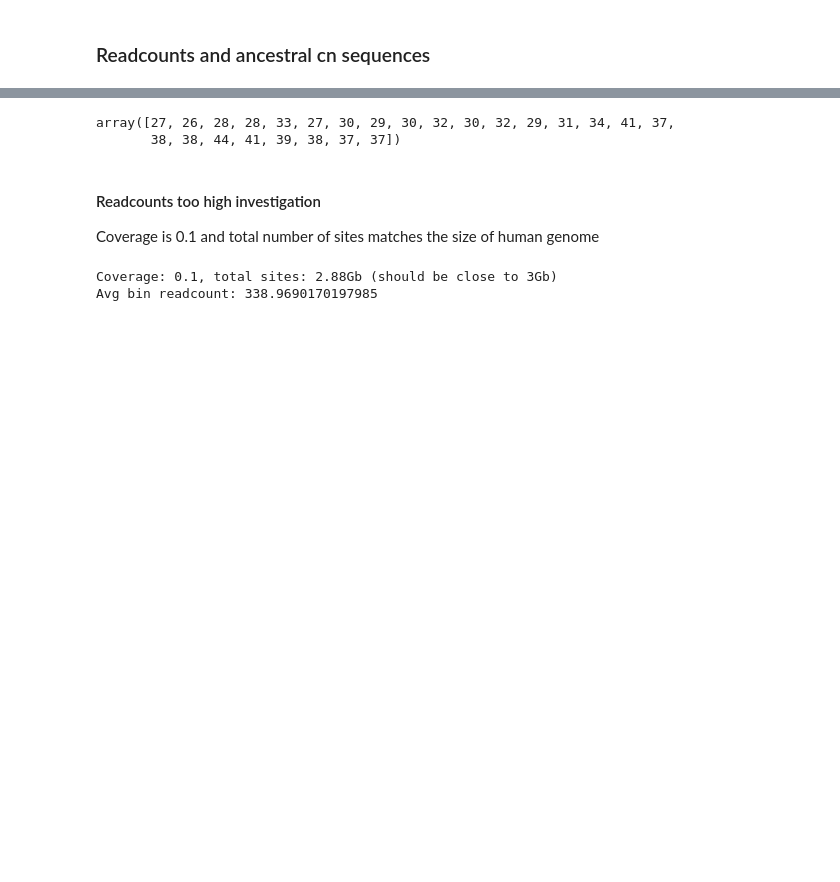
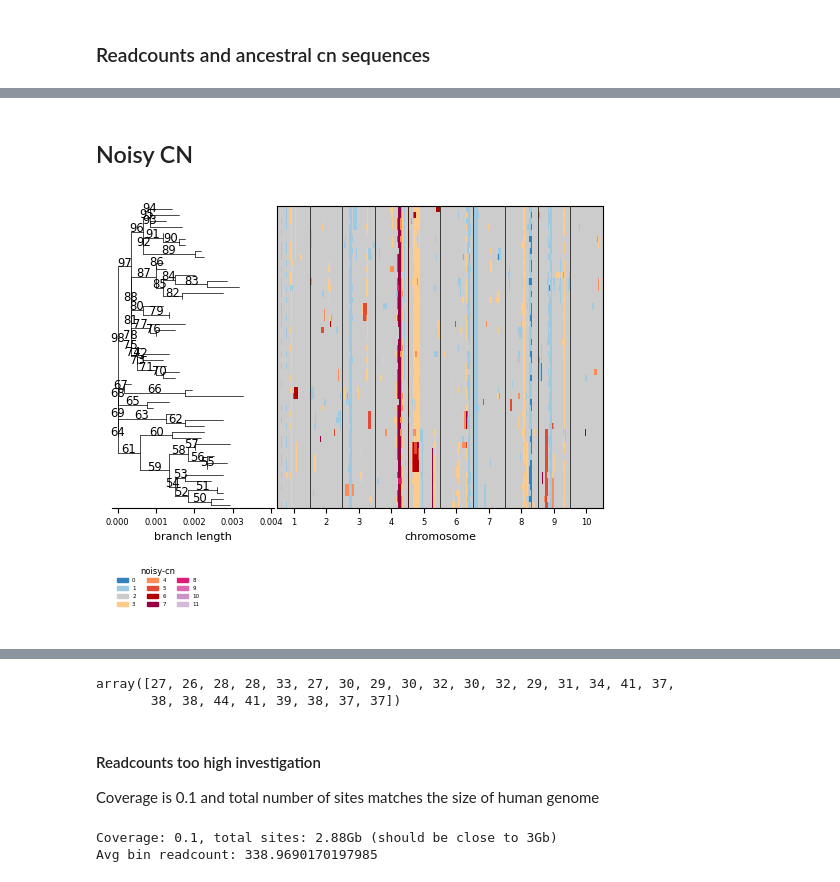
Before and after one commit to wxx20020407/cellmates_speedup, a Jupyter notebook: reproducibility/workflows/cnasim_makedata/workflow/notebooks/visualize_data.py.ipynb, the cells around one changed output, grey strips where cells are left out. Saved outputs shown, nothing was run; the diff lists cells and outputs as text; code cells hidden in the pictures; blank space fills up the shorter version.

```diff
--- a/reproducibility/workflows/cnasim_makedata/workflow/notebooks/visualize_data.py.ipynb
+++ b/reproducibility/workflows/cnasim_makedata/workflow/notebooks/visualize_data.py.ipynb
@@ -76,3 +82,13 @@ g = pl.plot_cell_cn_matrix_fig(test_adata, layer_name=None, tree=bio_tree_cn_len
+# %% [markdown]
+## Noisy CN
+# %%
+if 'noisy-cn' not in test_adata.layers:
+    from cellmates.common_helpers.cnasim_data import profiles_to_anndata
+    cn_adata = profiles_to_anndata(os.path.join(test_dat, "profiles.tsv"), layer_name='noisy-cn')
+    test_adata.layers['noisy-cn'] = cn_adata[test_adata.obs_names].layers['noisy-cn']
+pl.plot_cell_cn_matrix_fig(test_adata, layer_name='noisy-cn', tree=bio_tree_cn_lengths, annotation_cmap=['clone']);
+# %% [output]
+[figure, added]
 # %%
 test_adata.uns['ancestral-cn'].shape
 # %% [output]
```
Also changed, not shown: parts of 7 cells of this notebook, 7 other files.
